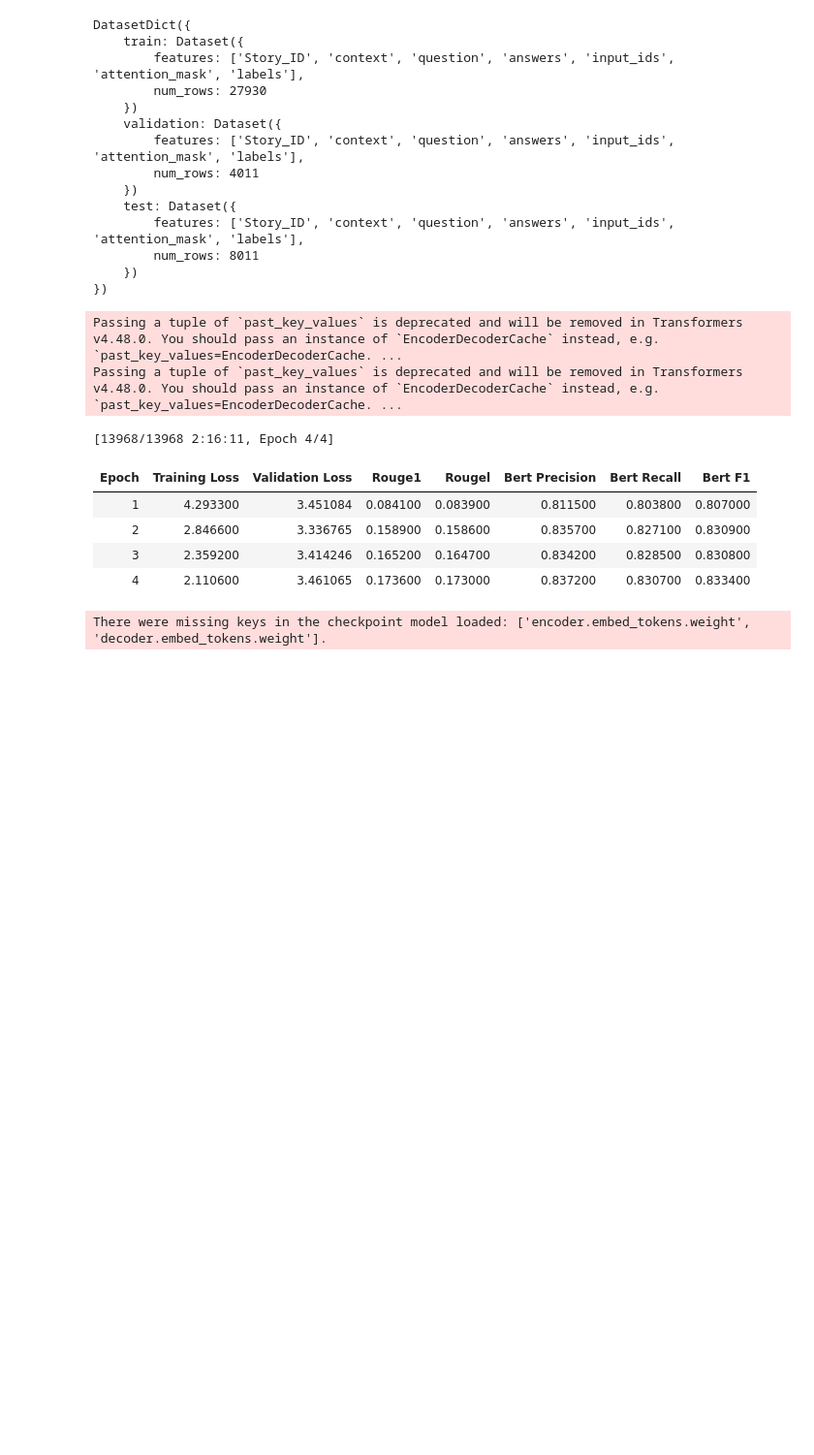
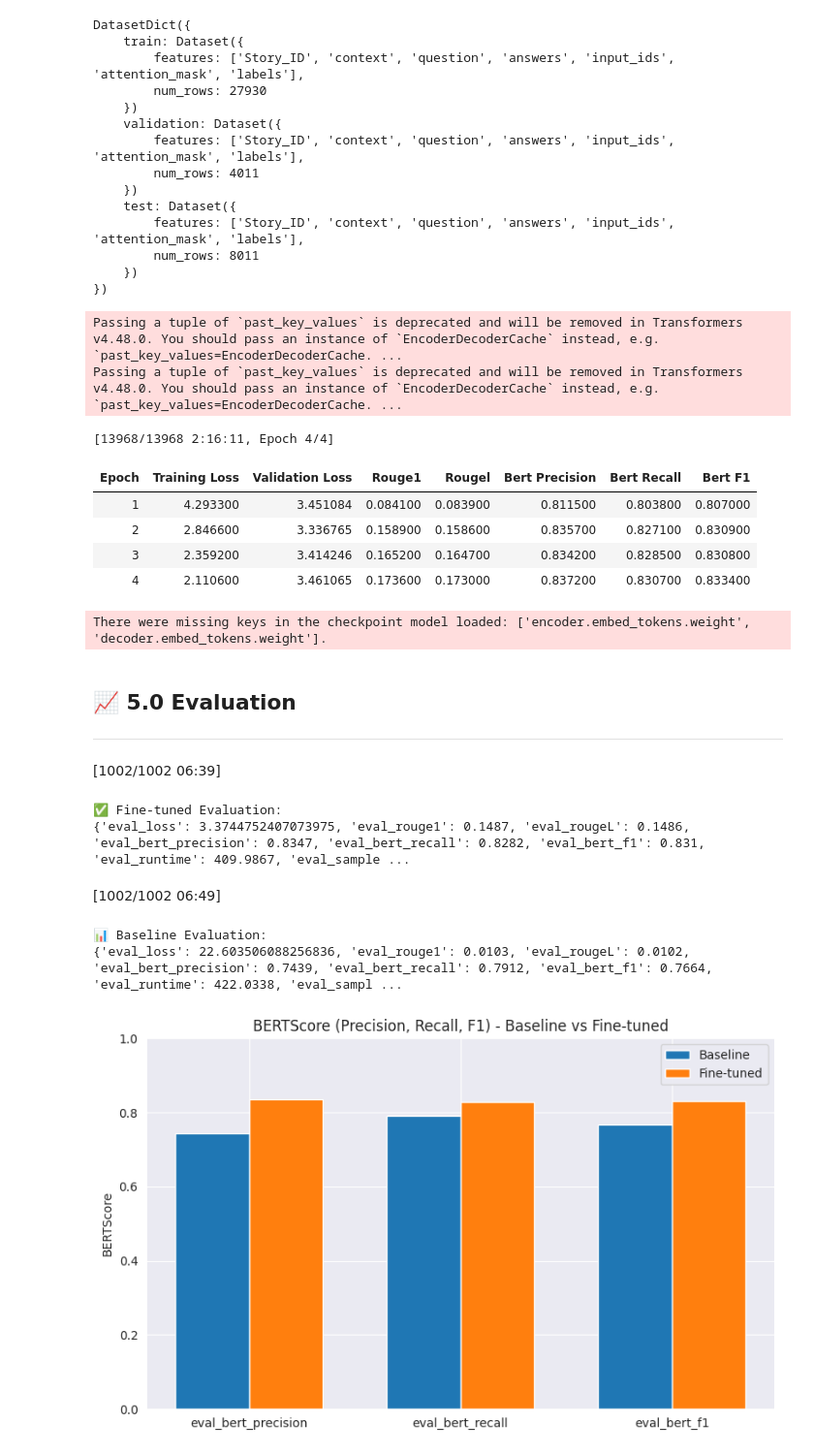
Before and after one commit to Patoh254code/Swahili_QA_system, a Jupyter notebook: index.ipynb, the cells around one changed output. Shown at 97% size. Cells and saved outputs as stored; diff of their text form; code cells hidden in the pictures; blank space fills up the shorter version.

Commit message:
adding Evaluation, Recommendation and Conclusion

```diff
--- a/index.ipynb
+++ b/index.ipynb
@@ -660,3 +660,59 @@ Passing a tuple of `past_key_values` is deprecated and will be removed in Transf
 | 3 | 2.359200 | 3.414246 | 0.165200 | 0.164700 | 0.834200 | 0.828500 | 0.830800 |
 | 4 | 2.110600 | 3.461065 | 0.173600 | 0.173000 | 0.837200 | 0.830700 | 0.833400 |
 There were missing keys in the checkpoint model loaded: ['encoder.embed_tokens.weight', 'decoder.embed_tokens.weight'].
+# %% [markdown]
+## 📈 **5.0 Evaluation**
+---
+# %%
+metrics_ft = trainer.evaluate(tokenized_datasets["test"])
+print("\n✅ Fine-tuned Evaluation:")
+print(metrics_ft)
+# %% [output]
+[1002/1002 06:39]
+✅ Fine-tuned Evaluation:
+{'eval_loss': 3.3744752407073975, 'eval_rouge1': 0.1487, 'eval_rougeL': 0.1486, 'eval_bert_precision': 0.8347, 'eval_bert_recall': 0.8282, 'eval_bert_f1': 0.831, 'eval_runtime': 409.9867, 'eval_sample ...
+# %%
+# Compare with baseline
+baseline_model = AutoModelForSeq2SeqLM.from_pretrained(model_ckpt)
+trainer_base = Seq2SeqTrainer(
+    model=baseline_model,
+    args=args,
+    eval_dataset=tokenized_datasets["test"],
+    tokenizer=tokenizer,
+    data_collator=data_collator,
+    compute_metrics=compute_metrics
+)
+# %%
+metrics_base = trainer_base.evaluate()
+print("\n📊 Baseline Evaluation:")
+print(metrics_base)
+# %% [output]
+[1002/1002 06:49]
+📊 Baseline Evaluation:
+{'eval_loss': 22.603506088256836, 'eval_rouge1': 0.0103, 'eval_rougeL': 0.0102, 'eval_bert_precision': 0.7439, 'eval_bert_recall': 0.7912, 'eval_bert_f1': 0.7664, 'eval_runtime': 422.0338, 'eval_sampl ...
+# %%
+# Select only BERTScore metrics
+bert_metrics = ['eval_bert_precision', 'eval_bert_recall', 'eval_bert_f1']
+
+labels = bert_metrics
+base_values = [metrics_base[k] for k in labels]
+ft_values = [metrics_ft[k] for k in labels]
+
+x = np.arange(len(labels))
+width = 0.35
+
+fig, ax = plt.subplots(figsize=(8, 5))
+rects1 = ax.bar(x - width / 2, base_values, width, label='Baseline')
+rects2 = ax.bar(x + width / 2, ft_values, width, label='Fine-tuned')
+
+ax.set_ylabel('BERTScore')
+ax.set_title('BERTScore (Precision, Recall, F1) - Baseline vs Fine-tuned')
+ax.set_xticks(x)
+ax.set_xticklabels(labels)
+ax.legend()
+
+plt.ylim(0, 1)
+plt.tight_layout()
+plt.show()
+# %% [output]
+[figure, added]
```
Also changed, not shown: parts of 7 cells of this notebook.
